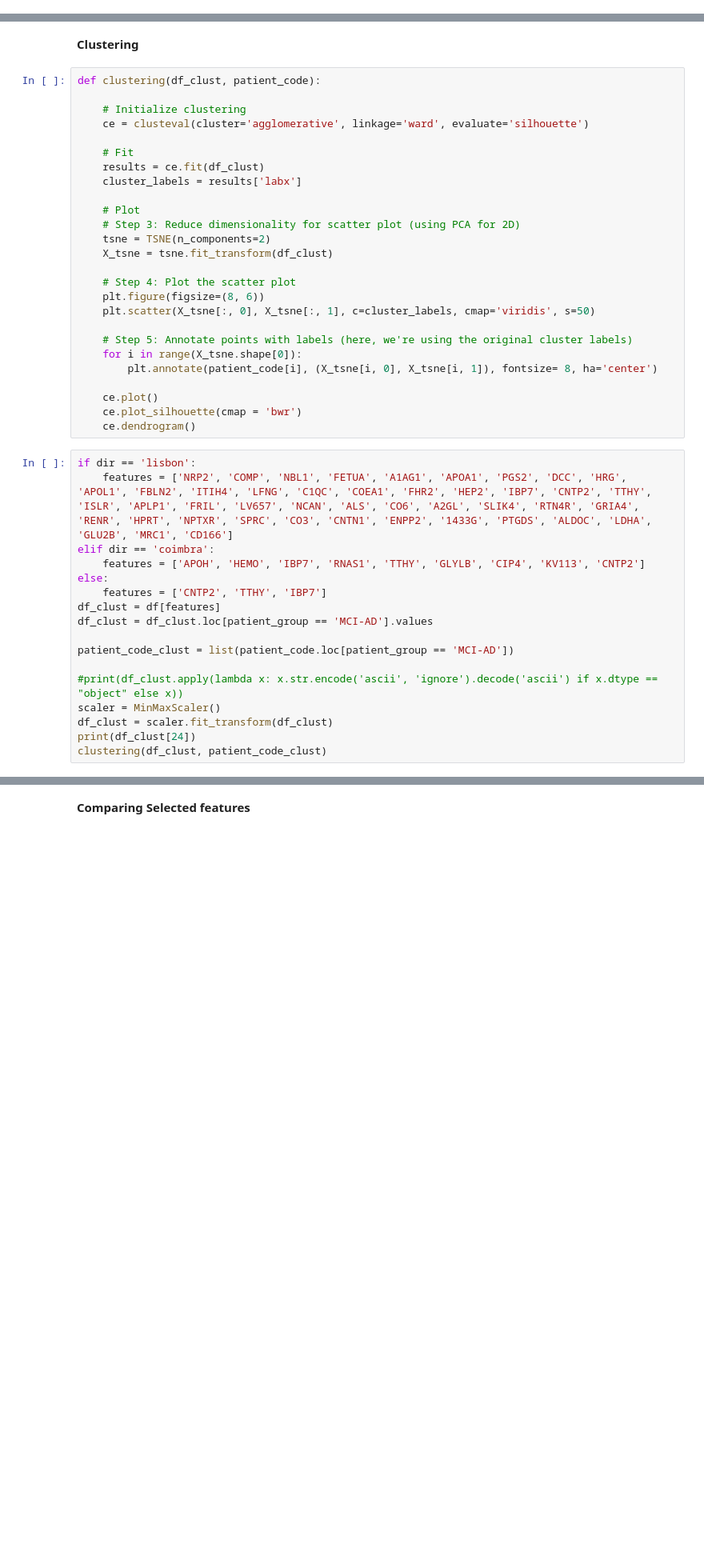
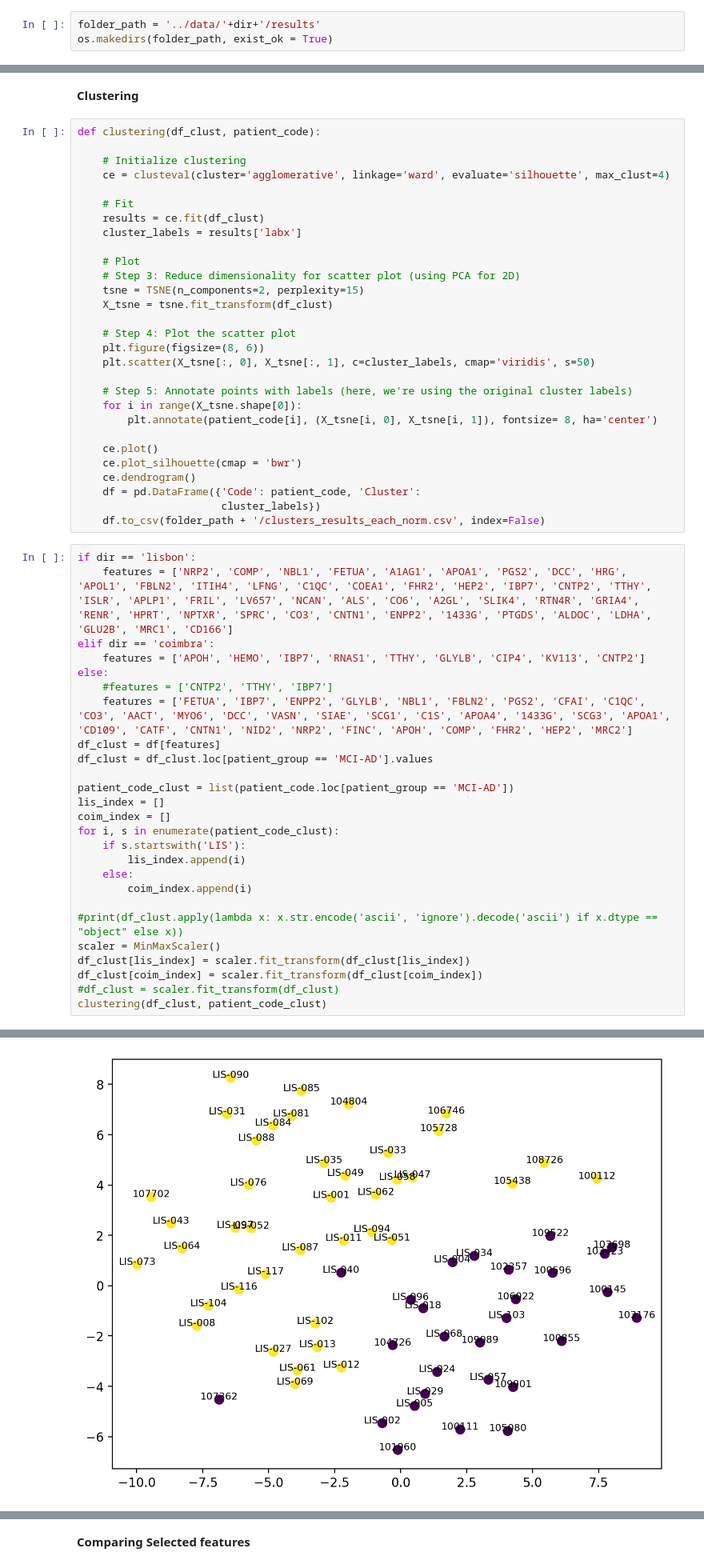
Before and after one commit to Daniela000/Alzheimer, a Jupyter notebook: code/patient_stratification_rf.ipynb, the cells around one changed output, grey strips where cells are left out. Shown: that part at 80% size. Cells and saved outputs as stored; diff of their text form; blank space fills up the shorter version.

Commit message:
patient stratification rf

```diff
--- a/code/patient_stratification_rf.ipynb
+++ b/code/patient_stratification_rf.ipynb
@@ -50,3 +56,6 @@ df
+# %%
+folder_path = '../data/'+dir+'/results'
+os.makedirs(folder_path, exist_ok = True)
 # %% [markdown]
 **Feature selection RF**
 # %%
@@ -185,7 +196,7 @@ Both Cohorts:
 def clustering(df_clust, patient_code):
 
     # Initialize clustering
-    ce = clusteval(cluster='agglomerative', linkage='ward', evaluate='silhouette')
+    ce = clusteval(cluster='agglomerative', linkage='ward', evaluate='silhouette', max_clust=4)
 
     # Fit
     results = ce.fit(df_clust)
@@ -193,7 +204,7 @@ def clustering(df_clust, patient_code):
 
     # Plot
     # Step 3: Reduce dimensionality for scatter plot (using PCA for 2D)
-    tsne = TSNE(n_components=2)
+    tsne = TSNE(n_components=2, perplexity=15)
     X_tsne = tsne.fit_transform(df_clust)
 
     # Step 4: Plot the scatter plot
@@ -207,22 +218,34 @@ def clustering(df_clust, patient_code):
     ce.plot()
     ce.plot_silhouette(cmap = 'bwr')
     ce.dendrogram()
+    df = pd.DataFrame({'Code': patient_code, 'Cluster':
+                       cluster_labels})
+    df.to_csv(folder_path + '/clusters_results_each_norm.csv', index=False)
 # %%
 if dir == 'lisbon':
     features = ['NRP2', 'COMP', 'NBL1', 'FETUA', 'A1AG1', 'APOA1', 'PGS2', 'DCC', 'HRG', 'APOL1', 'FBLN2', 'ITIH4', 'LFNG', 'C1QC', 'COEA1', 'FHR2', 'HEP2', 'IBP7', 'CNTP2', 'TTHY', 'ISLR', 'APLP1', 'FRIL', 'LV657', 'NCAN', 'ALS', 'CO6', 'A2GL', 'SLIK4', 'RTN4R', 'GRIA4', 'RENR', 'HPRT', 'NPTXR', 'SPRC', 'CO3', 'CNTN1', 'ENPP2', '1433G', 'PTGDS', 'ALDOC', 'LDHA', 'GLU2B', 'MRC1', 'CD166']
 elif dir == 'coimbra':
     features = ['APOH', 'HEMO', 'IBP7', 'RNAS1', 'TTHY', 'GLYLB', 'CIP4', 'KV113', 'CNTP2']
 else:
-    features = ['CNTP2', 'TTHY', 'IBP7']
+    #features = ['CNTP2', 'TTHY', 'IBP7']
+    features = ['FETUA', 'IBP7', 'ENPP2', 'GLYLB', 'NBL1', 'FBLN2', 'PGS2', 'CFAI', 'C1QC', 'CO3', 'AACT', 'MYO6', 'DCC', 'VASN', 'SIAE', 'SCG1', 'C1S', 'APOA4', '1433G', 'SCG3', 'APOA1', 'CD109', 'CATF', 'CNTN1', 'NID2', 'NRP2', 'FINC', 'APOH', 'COMP', 'FHR2', 'HEP2', 'MRC2']
 df_clust = df[features]
 df_clust = df_clust.loc[patient_group == 'MCI-AD'].values
 
 patient_code_clust = list(patient_code.loc[patient_group == 'MCI-AD'])
+lis_index = []
+coim_index = []
+for i, s in enumerate(patient_code_clust):
+    if s.startswith('LIS'):
+        lis_index.append(i)
+    else:
+        coim_index.append(i)
 
 #print(df_clust.apply(lambda x: x.str.encode('ascii', 'ignore').decode('ascii') if x.dtype == "object" else x))
 scaler = MinMaxScaler()
-df_clust = scaler.fit_transform(df_clust)
-print(df_clust[24])
+df_clust[lis_index] = scaler.fit_transform(df_clust[lis_index])
+df_clust[coim_index] = scaler.fit_transform(df_clust[coim_index])
+#df_clust = scaler.fit_transform(df_clust)
 clustering(df_clust, patient_code_clust)
 # %% [output]
 [clusteval] >INFO> Saving data in memory.
@@ -230,0 +257 @@ clustering(df_clust, patient_code_clust)
+[figure, added]
```
Also changed, not shown: parts of 10 cells of this notebook, 9 other files.
